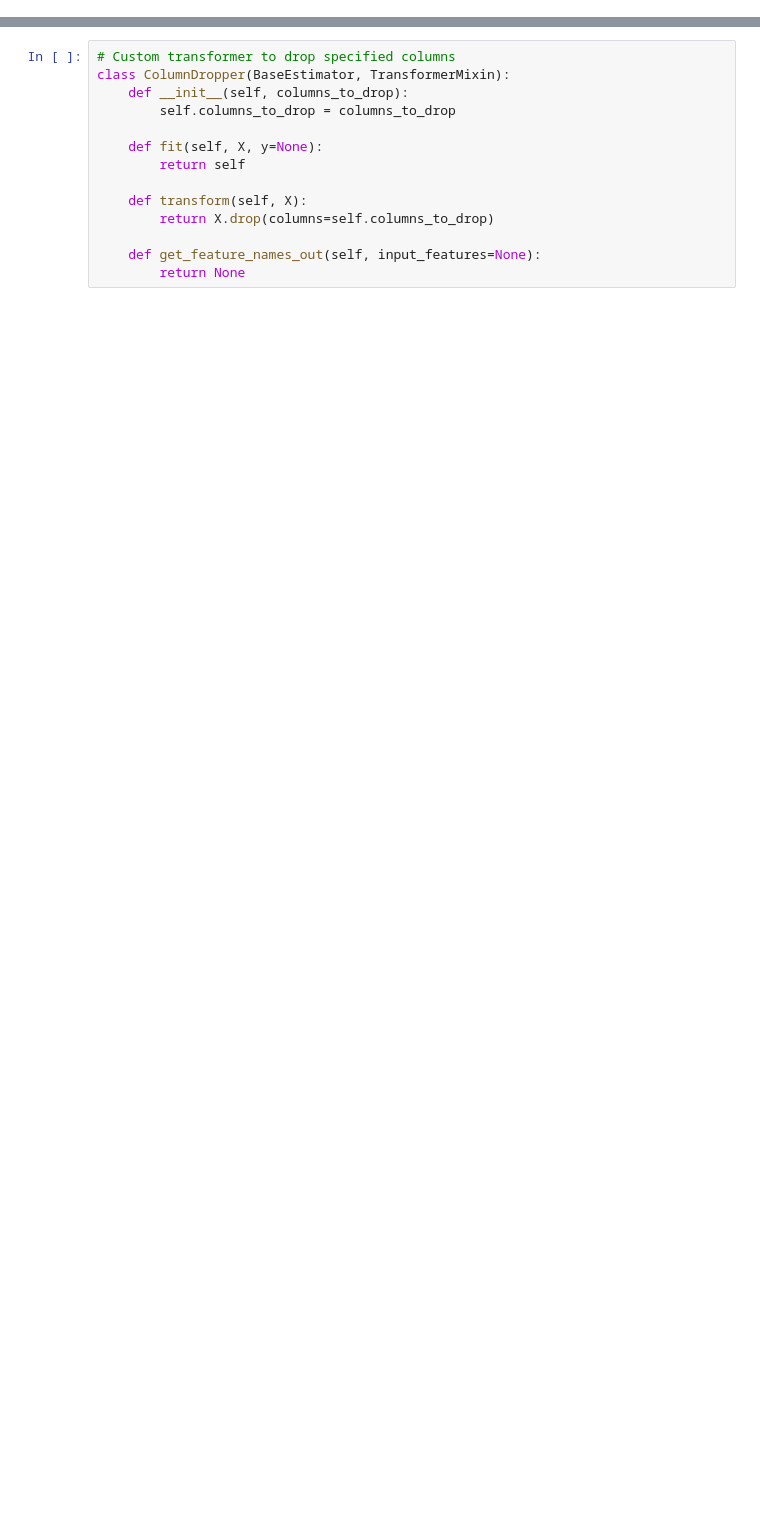
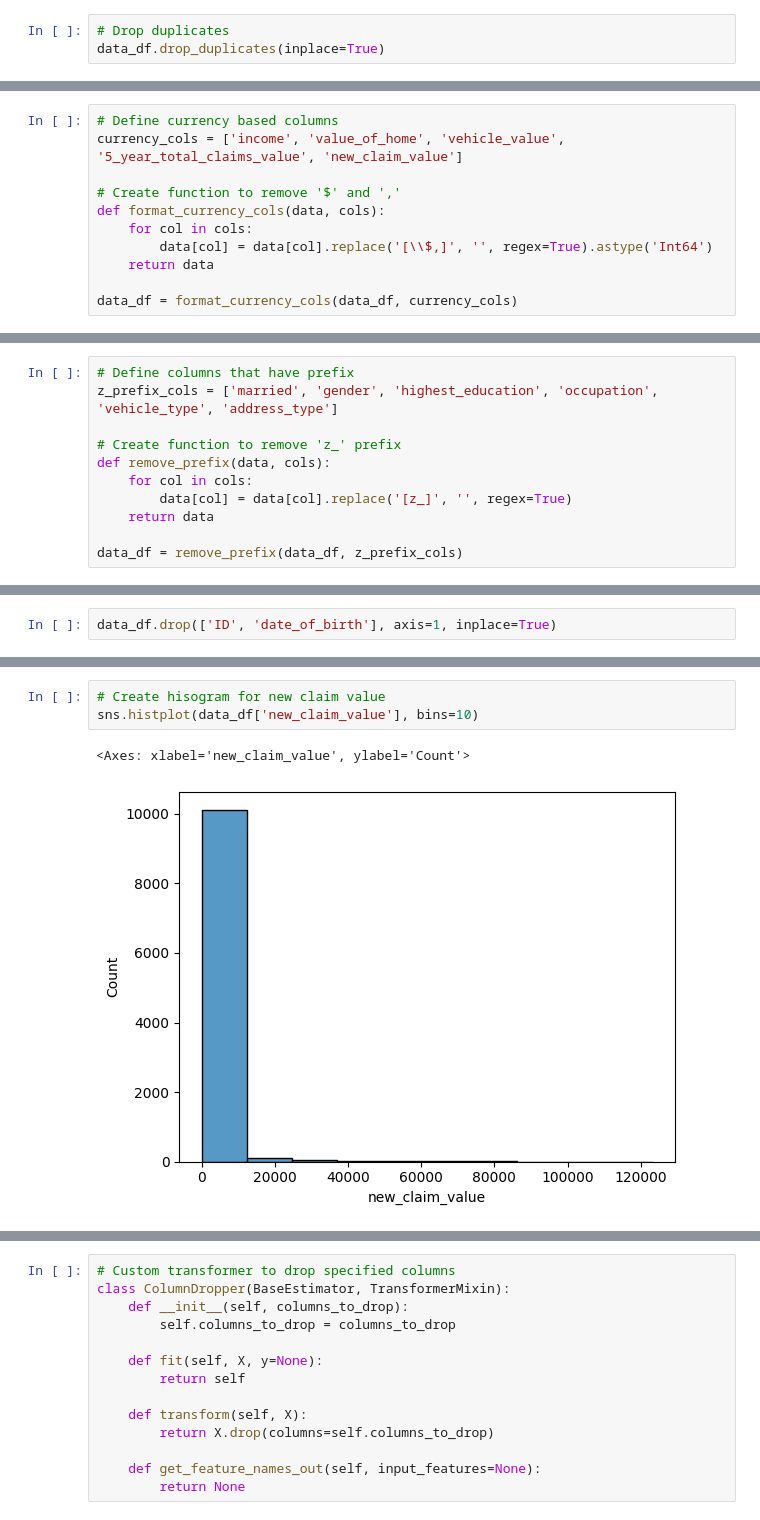
Before and after one commit to harryallum/Data-Science-Projects, a Jupyter notebook: Car Insurance Claim Prediction/main.ipynb, the cells around one changed output, grey strips where cells are left out. Drawn from its saved outputs; the diff is of its cells as text; blank space fills up the shorter version.

```diff
--- a/Car Insurance Claim Prediction/main.ipynb
+++ b/Car Insurance Claim Prediction/main.ipynb
@@ -344,0 +130,3 @@ Create a custom transformer to drop the rows of low importance:
+# %%
+# Drop duplicates
+data_df.drop_duplicates(inplace=True)
@@ -344,0 +135,11 @@ Create a custom transformer to drop the rows of low importance:
+# %%
+# Define currency based columns
+currency_cols = ['income', 'value_of_home', 'vehicle_value', '5_year_total_claims_value', 'new_claim_value']
+
+# Create function to remove '$' and ','
+def format_currency_cols(data, cols):
+    for col in cols:
+        data[col] = data[col].replace('[\\$,]', '', regex=True).astype('Int64')
+    return data
+
+data_df = format_currency_cols(data_df, currency_cols)
@@ -344,0 +148,11 @@ Create a custom transformer to drop the rows of low importance:
+# %%
+# Define columns that have prefix
+z_prefix_cols = ['married', 'gender', 'highest_education', 'occupation', 'vehicle_type', 'address_type']
+
+# Create function to remove 'z_' prefix
+def remove_prefix(data, cols):
+    for col in cols:
+        data[col] = data[col].replace('[z_]', '', regex=True)
+    return data
+
+data_df = remove_prefix(data_df, z_prefix_cols)
@@ -344,0 +163,2 @@ Create a custom transformer to drop the rows of low importance:
+# %%
+data_df.drop(['ID', 'date_of_birth'], axis=1, inplace=True)
@@ -344,0 +191,6 @@ Create a custom transformer to drop the rows of low importance:
+# %%
+# Create hisogram for new claim value
+sns.histplot(data_df['new_claim_value'], bins=10)
+# %% [output]
+<Axes: xlabel='new_claim_value', ylabel='Count'>
+[figure, added]
```
Also changed, not shown: parts of 239 cells of this notebook, 2 other files.
